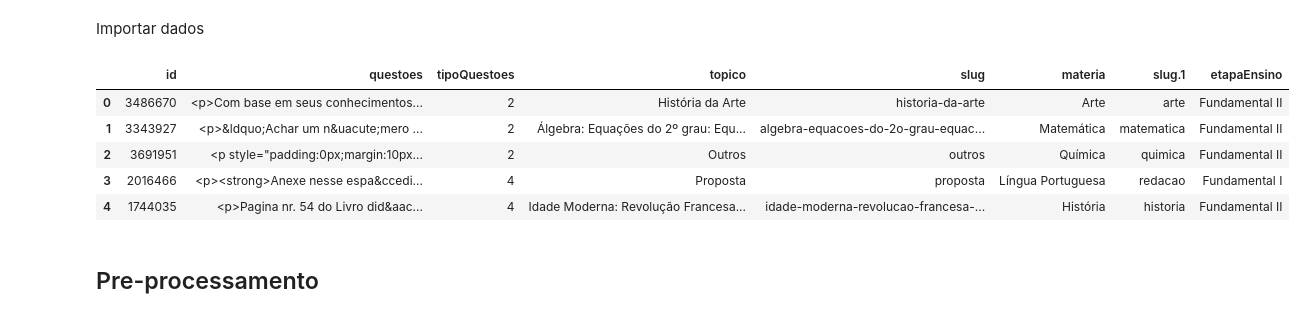
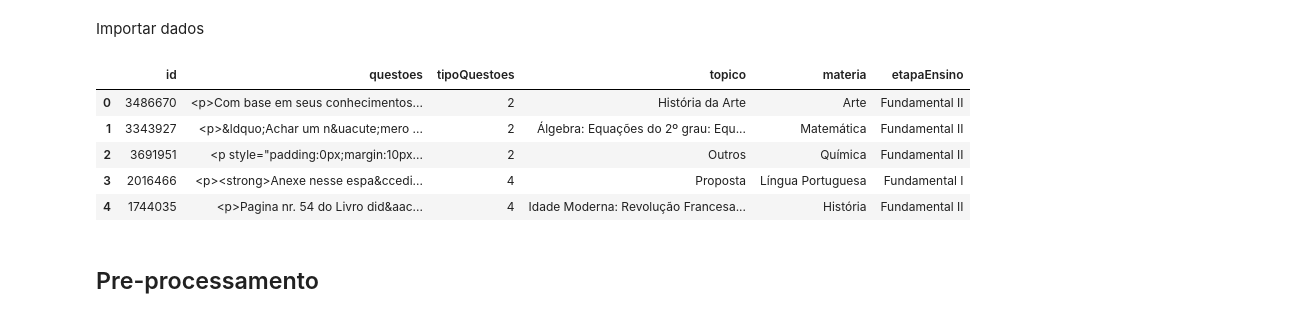
Before and after one commit to LucianoBatista/bncc-classifier, a Jupyter notebook: analysis/notebooks/will_02_03_nlp_cleaning.ipynb, the cells around one changed output. Drawn from its saved outputs; the diff is of its cells as text; code cells hidden in the pictures.

```diff
--- a/analysis/notebooks/will_02_03_nlp_cleaning.ipynb
+++ b/analysis/notebooks/will_02_03_nlp_cleaning.ipynb
@@ -29,15 +31,16 @@ data_clone = data.copy()
 # %%
 # renomeando as colunas do dataset
 
 data_clone.columns = ['id', 'questoes', 'tipoQuestoes', 'topico', 'slug', 'materia', 'slug.1','etapaEnsino']
+data_clone.drop(['slug', 'slug.1'], axis = 1, inplace = True)
 data_clone.head()
 # %% [output]
-|  | id | questoes | tipoQuestoes | topico | slug | materia | slug.1 | etapaEnsino |
-| 0 | 3486670 | <p>Com base em seus conhecimentos... | 2 | História da Arte | historia-da-arte | Arte | arte | Fundamental II |
-| 1 | 3343927 | <p>&ldquo;Achar um n&uacute;mero ... | 2 | Álgebra: Equações do 2º grau: Equ... | algebra-equacoes-do-2o-grau-equac... | Matemática | matematica | Fundamental II |
-| 2 | 3691951 | <p style="padding:0px;margin:10px... | 2 | Outros | outros | Química | quimica | Fundamental II |
-| 3 | 2016466 | <p><strong>Anexe nesse espa&ccedi... | 4 | Proposta | proposta | Língua Portuguesa | redacao | Fundamental I |
-| 4 | 1744035 | <p>Pagina nr. 54 do Livro did&aac... | 4 | Idade Moderna: Revolução Francesa... | idade-moderna-revolucao-francesa-... | História | historia | Fundamental II |
+|  | id | questoes | tipoQuestoes | topico | materia | etapaEnsino |
+| 0 | 3486670 | <p>Com base em seus conhecimentos... | 2 | História da Arte | Arte | Fundamental II |
+| 1 | 3343927 | <p>&ldquo;Achar um n&uacute;mero ... | 2 | Álgebra: Equações do 2º grau: Equ... | Matemática | Fundamental II |
+| 2 | 3691951 | <p style="padding:0px;margin:10px... | 2 | Outros | Química | Fundamental II |
+| 3 | 2016466 | <p><strong>Anexe nesse espa&ccedi... | 4 | Proposta | Língua Portuguesa | Fundamental I |
+| 4 | 1744035 | <p>Pagina nr. 54 do Livro did&aac... | 4 | Idade Moderna: Revolução Francesa... | História | Fundamental II |
 # %% [markdown]
 ## Pre-processamento
 # %% [markdown]
```
Also changed, not shown: parts of 2 cells of this notebook, 1 other file.
